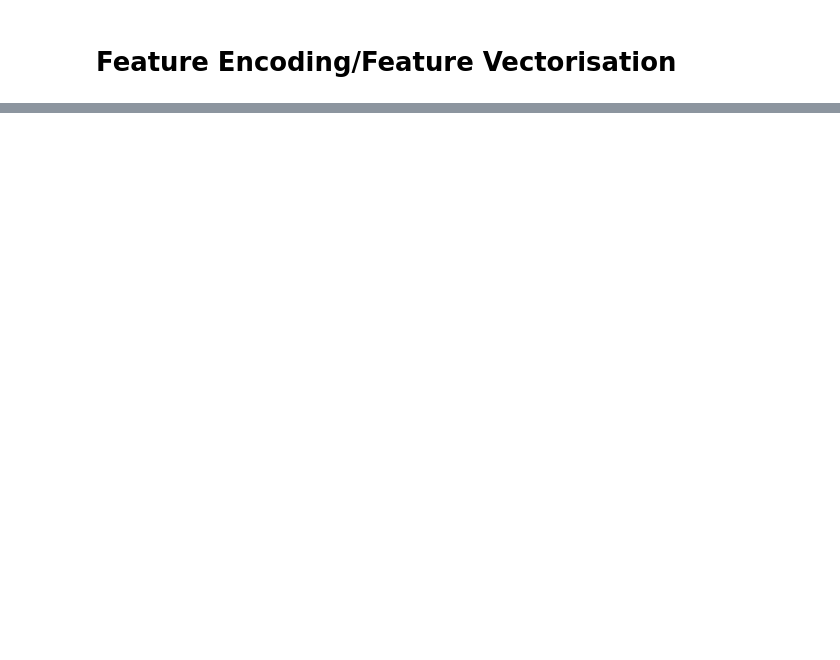
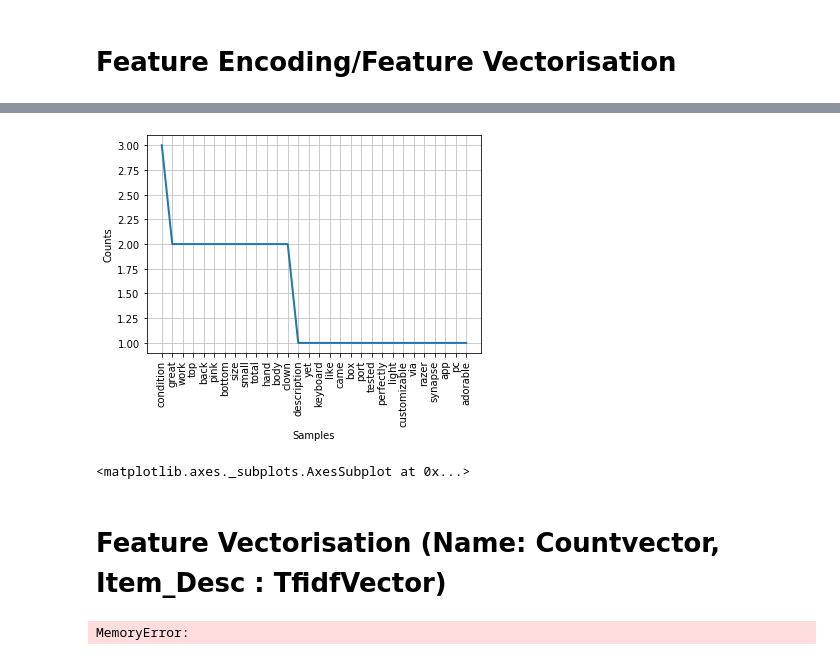
Before and after one commit to jesuslsw21/Pricing_Product, a Jupyter notebook: Pricing_Product.ipynb, the cells around one changed output, grey strips where cells are left out. Drawn from its saved outputs; the diff is of its cells as text; code cells hidden in the pictures; blank space fills up the shorter version.

```diff
--- a/Pricing_Product.ipynb
+++ b/Pricing_Product.ipynb
@@ -227,0 +484,5 @@ Name: brand_name, dtype: int64
+# %%
+#Lemmatization
+from nltk.stem import WordNetLemmatizer
+
+lemmatizer = WordNetLemmatizer()
@@ -227,0 +498,8 @@ Name: brand_name, dtype: int64
+# %%
+fdist = FreqDist(lemmatized_review)
+fdist.plot(30)
+# %% [output]
+[figure, added]
+<matplotlib.axes._subplots.AxesSubplot at 0x...>
+# %% [markdown]
+# Feature Vectorisation (Name: Countvector, Item_Desc : TfidfVector)
@@ -227,0 +510,8 @@ Name: brand_name, dtype: int64
+# %%
+from sklearn.feature_extraction.text import TfidfTransformer
+from sklearn.feature_extraction.text import TfidfVectorizer
+
+tfidf_descp = TfidfVectorizer(max_features = 50000, ngram_range = (1,3), stop_words ='english')
+x_descp = tfidf_descp.fit_transform(mercari_df['item_description'])
+# %% [output]
+MemoryError:
```
Also changed, not shown: parts of 55 cells of this notebook.
